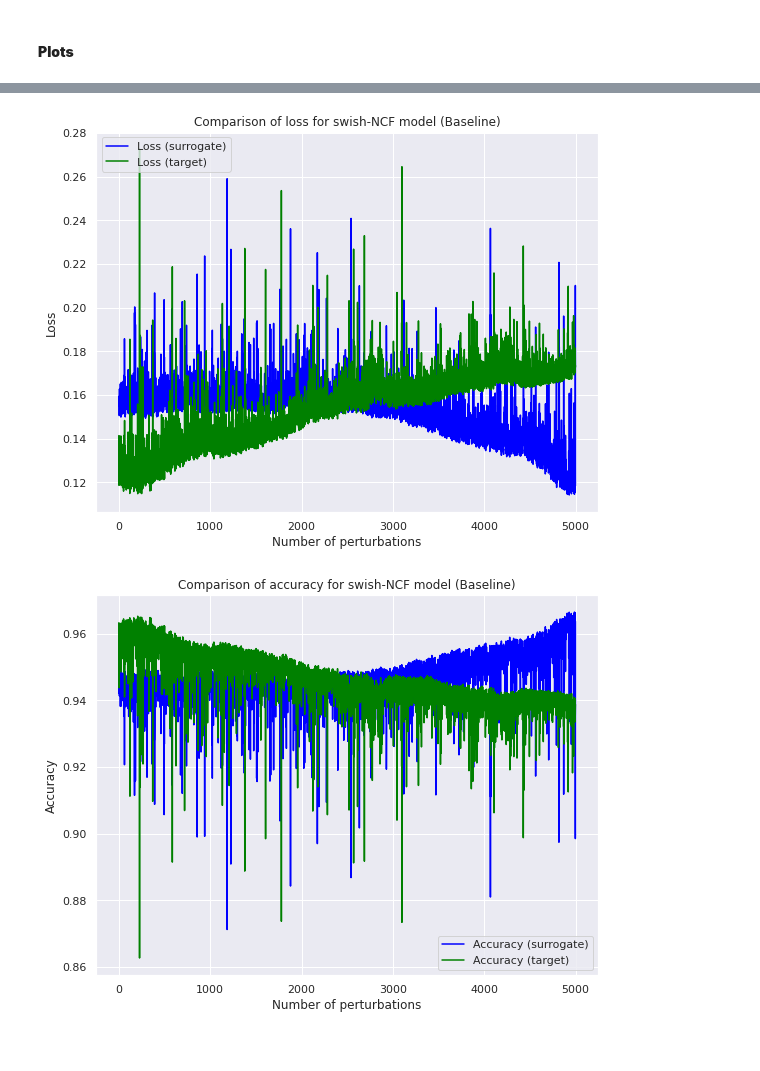
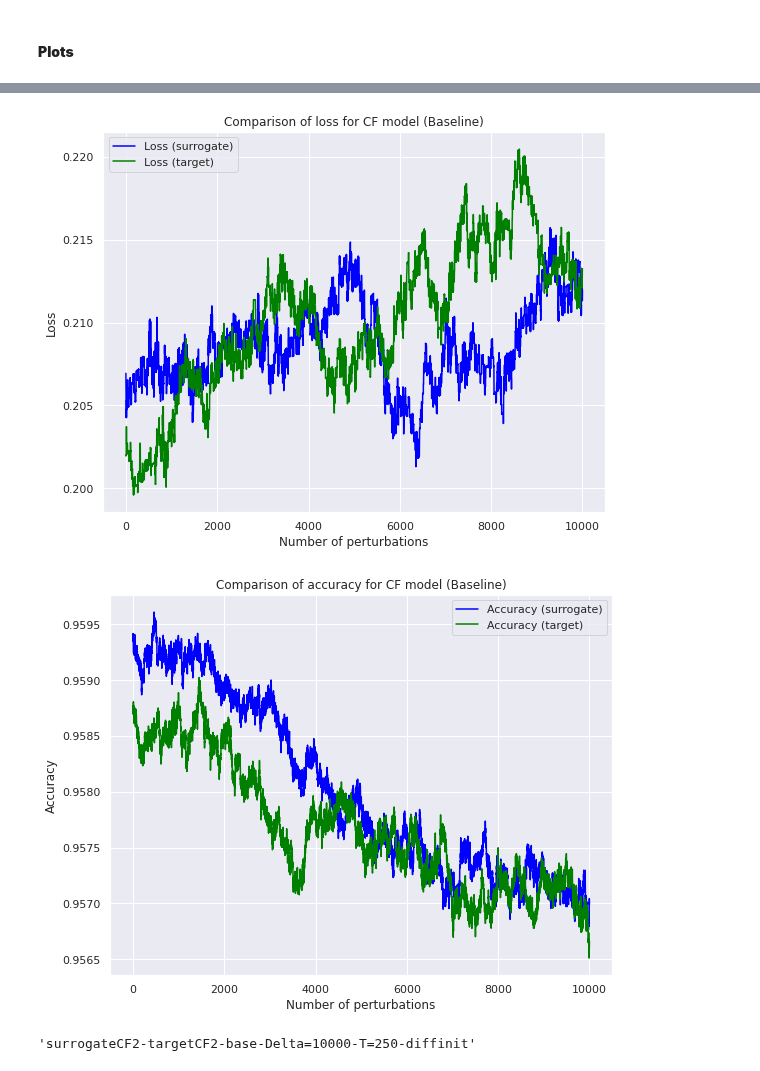
Before and after one commit to aravind-gk/RecSysAttack, a Jupyter notebook: baseline-surrogate.ipynb, the cells around one changed output, grey strips where cells are left out. Cells and saved outputs as stored; diff of their text form; code cells hidden in the pictures.

Commit message:
add results,plots for CF-CF, adam-adam, diffinit experiment

```diff
--- a/baseline-surrogate.ipynb
+++ b/baseline-surrogate.ipynb
@@ -85,12 +85,12 @@ def get_accuracy(y_hat, y):
 #### **Baseline code for surrogate meta-attack (surrogate-CF-SGD, evaluation-CF-Adam, same-init)**
 # %%
 # model settings
-surrogate = 'NCF(swish)'
-target = 'NCF(swish)'
+surrogate = 'CF2'
+target = 'CF2'
 opt_surrogate = 'adam'
 opt_target = 'adam'
-lr_surrogate = 0.01
-lr_target = 0.01
+lr_surrogate = 0.005
+lr_target = 0.005
 seed_surrogate = 50
 seed_target = 0
 
@@ -106,7 +106,7 @@ else:
 
 # some hyperparams
 T = 250
-Delta = 5000 # 5% ~ 10K perturbations
+Delta = 10000 # 5% ~ 10K perturbations
 n_factors = 64
 save_results = True
 retain_graph = True
@@ -372,27 +372,31 @@ perturbations_reset
 # %%
 sns.set_theme()
 figsize = (9, 7)
 
 # Loss plot
 
 plt.figure(figsize = figsize)
-sns.lineplot(data = perturbations_reset, x = '# Perturbations', y = 'Loss excluding perturbed edges (surrogate)', color = 'blue').set_title('Comparison of loss for swish-NCF model (Baseline)')
+sns.lineplot(data = perturbations_reset, x = '# Perturbations', y = 'Loss excluding perturbed edges (surrogate)', color = 'blue').set_title('Comparison of loss for CF model (Baseline)')
 fig = sns.lineplot(data = perturbations_reset, x = '# Perturbations', y = 'Loss excluding perturbed edges (target)', color = 'green').get_figure()
 plt.xlabel('Number of perturbations')
 plt.ylabel('Loss')
 plt.legend(labels = ['Loss (surrogate)', 'Loss (target)'], loc = 'upper left')
 fig.savefig('plots/losses_' + filename)
 plt.show()
 
 # Accuracy plot
 plt.figure(figsize = figsize)
-sns.lineplot(data = perturbations_reset, x = '# Perturbations', y = 'Accuracy excluding perturbed edges (surrogate)', color = 'blue').set_title('Comparison of accuracy for swish-NCF model (Baseline)')
+sns.lineplot(data = perturbations_reset, x = '# Perturbations', y = 'Accuracy excluding perturbed edges (surrogate)', color = 'blue').set_title('Comparison of accuracy for CF model (Baseline)')
 fig = sns.lineplot(data = perturbations_reset, x = '# Perturbations', y = 'Accuracy excluding perturbed edges (target)', color = 'green').get_figure()
 plt.xlabel('Number of perturbations')
 plt.ylabel('Accuracy')
 plt.legend(labels = ['Accuracy (surrogate)', 'Accuracy (target)'])
 fig.savefig('plots/accuracy_' + filename)
 plt.show()
 # %% [output]
-[figure, old version]
+[figure, new version]
-[figure, old version]
+[figure, new version]
+# %%
+filename
+# %% [output]
+'surrogateCF2-targetCF2-base-Delta=10000-T=250-diffinit'
```
Also changed, not shown: parts of 4 cells of this notebook, 9 other files.
